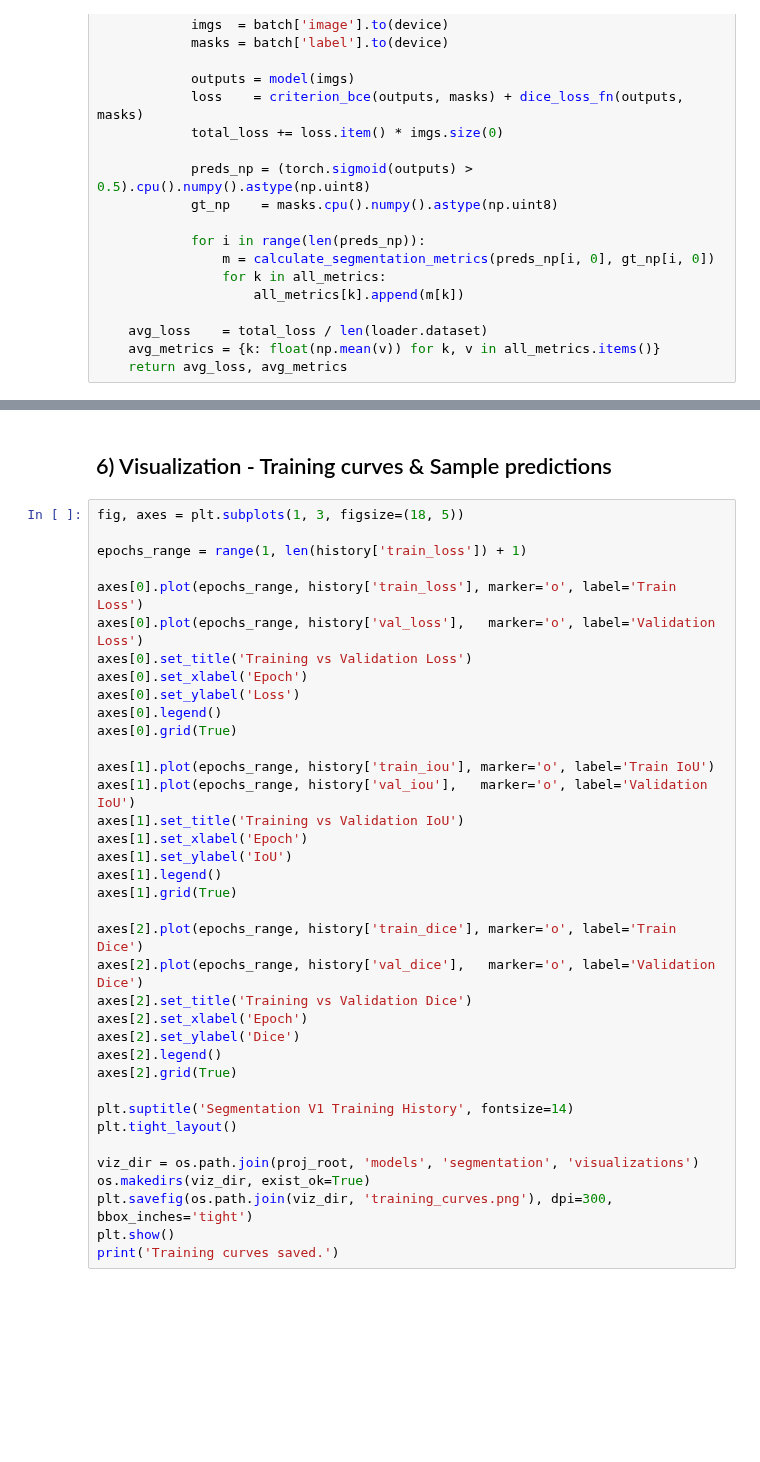
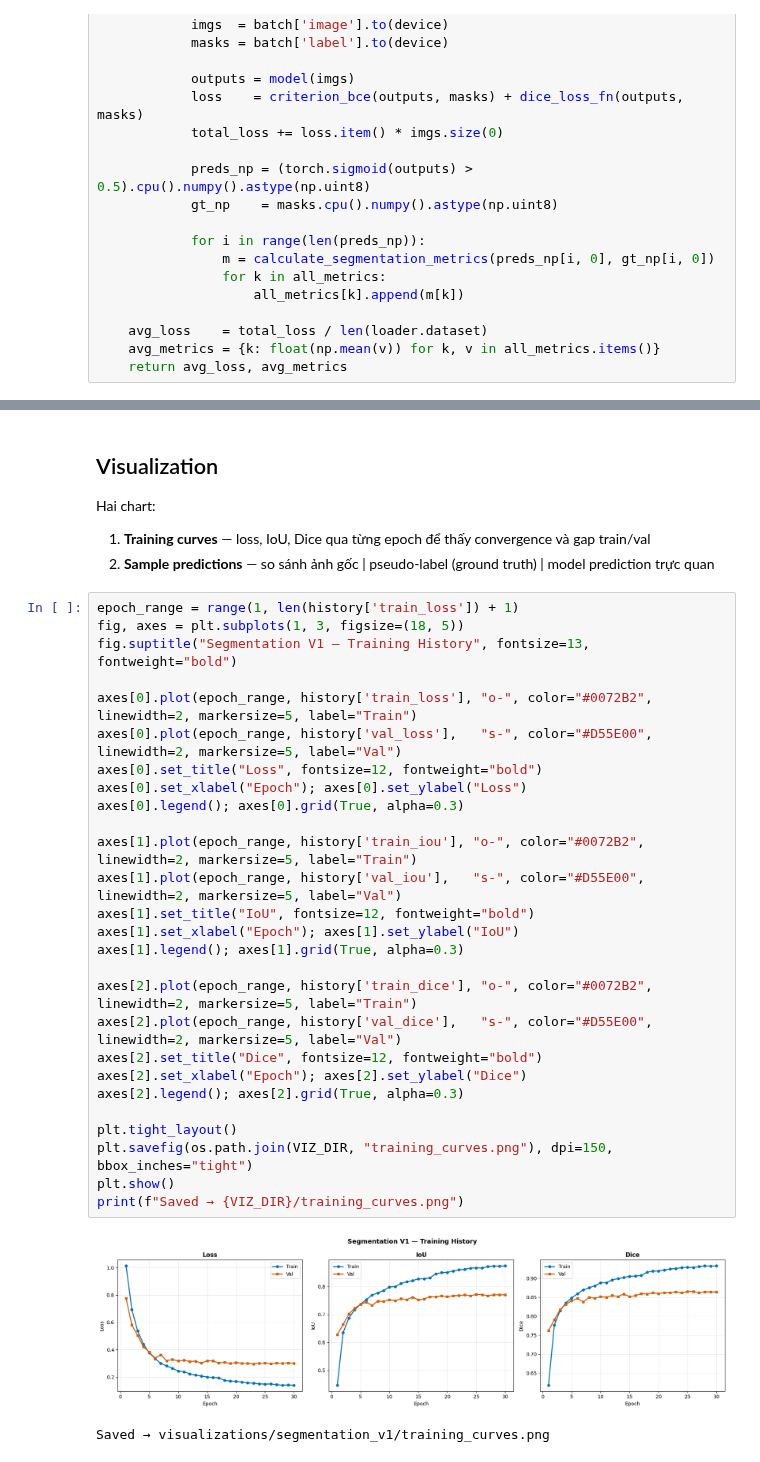
Before and after one commit to HieuDoan188/durian_leaf, a Jupyter notebook: notebooks/05-segmentation-model.ipynb, the cells around one changed output, grey strips where cells are left out. Drawn from its saved outputs; the diff is of its cells as text; blank space fills up the shorter version.

Commit message:
update path

```diff
--- a/notebooks/05-segmentation-model.ipynb
+++ b/notebooks/05-segmentation-model.ipynb
@@ -309,40 +457,37 @@ print('Test metrics saved.')
 # %% [markdown]
-## 6) Visualization - Training curves & Sample predictions
+## Visualization
+
+Hai chart:
+1. **Training curves** — loss, IoU, Dice qua từng epoch để thấy convergence và gap train/val
+2. **Sample predictions** — so sánh ảnh gốc | pseudo-label (ground truth) | model prediction trực quan
 # %%
+epoch_range = range(1, len(history['train_loss']) + 1)
 fig, axes = plt.subplots(1, 3, figsize=(18, 5))
+fig.suptitle("Segmentation V1 — Training History", fontsize=13, fontweight="bold")
 
-epochs_range = range(1, len(history['train_loss']) + 1)
+axes[0].plot(epoch_range, history['train_loss'], "o-", color="#0072B2", linewidth=2, markersize=5, label="Train")
+axes[0].plot(epoch_range, history['val_loss'],   "s-", color="#D55E00", linewidth=2, markersize=5, label="Val")
+axes[0].set_title("Loss", fontsize=12, fontweight="bold")
+axes[0].set_xlabel("Epoch"); axes[0].set_ylabel("Loss")
+axes[0].legend(); axes[0].grid(True, alpha=0.3)
 
-axes[0].plot(epochs_range, history['train_loss'], marker='o', label='Train Loss')
-axes[0].plot(epochs_range, history['val_loss'],   marker='o', label='Validation Loss')
-axes[0].set_title('Training vs Validation Loss')
-axes[0].set_xlabel('Epoch')
-axes[0].set_ylabel('Loss')
-axes[0].legend()
-axes[0].grid(True)
+axes[1].plot(epoch_range, history['train_iou'], "o-", color="#0072B2", linewidth=2, markersize=5, label="Train")
+axes[1].plot(epoch_range, history['val_iou'],   "s-", color="#D55E00", linewidth=2, markersize=5, label="Val")
+axes[1].set_title("IoU", fontsize=12, fontweight="bold")
+axes[1].set_xlabel("Epoch"); axes[1].set_ylabel("IoU")
+axes[1].legend(); axes[1].grid(True, alpha=0.3)
 
-axes[1].plot(epochs_range, history['train_iou'], marker='o', label='Train IoU')
-axes[1].plot(epochs_range, history['val_iou'],   marker='o', label='Validation IoU')
-axes[1].set_title('Training vs Validation IoU')
-axes[1].set_xlabel('Epoch')
-axes[1].set_ylabel('IoU')
-axes[1].legend()
-axes[1].grid(True)
+axes[2].plot(epoch_range, history['train_dice'], "o-", color="#0072B2", linewidth=2, markersize=5, label="Train")
+axes[2].plot(epoch_range, history['val_dice'],   "s-", color="#D55E00", linewidth=2, markersize=5, label="Val")
+axes[2].set_title("Dice", fontsize=12, fontweight="bold")
+axes[2].set_xlabel("Epoch"); axes[2].set_ylabel("Dice")
+axes[2].legend(); axes[2].grid(True, alpha=0.3)
 
-axes[2].plot(epochs_range, history['train_dice'], marker='o', label='Train Dice')
-axes[2].plot(epochs_range, history['val_dice'],   marker='o', label='Validation Dice')
-axes[2].set_title('Training vs Validation Dice')
-axes[2].set_xlabel('Epoch')
-axes[2].set_ylabel('Dice')
-axes[2].legend()
-axes[2].grid(True)
-
-plt.suptitle('Segmentation V1 Training History', fontsize=14)
 plt.tight_layout()
-
-viz_dir = os.path.join(proj_root, 'models', 'segmentation', 'visualizations')
-os.makedirs(viz_dir, exist_ok=True)
-plt.savefig(os.path.join(viz_dir, 'training_curves.png'), dpi=300, bbox_inches='tight')
+plt.savefig(os.path.join(VIZ_DIR, "training_curves.png"), dpi=150, bbox_inches="tight")
 plt.show()
-print('Training curves saved.')
+print(f"Saved → {VIZ_DIR}/training_curves.png")
+# %% [output]
+[figure, added]
+Saved → visualizations/segmentation_v1/training_curves.png
 # %%
```
Also changed, not shown: parts of 16 cells of this notebook, 8 other files.
